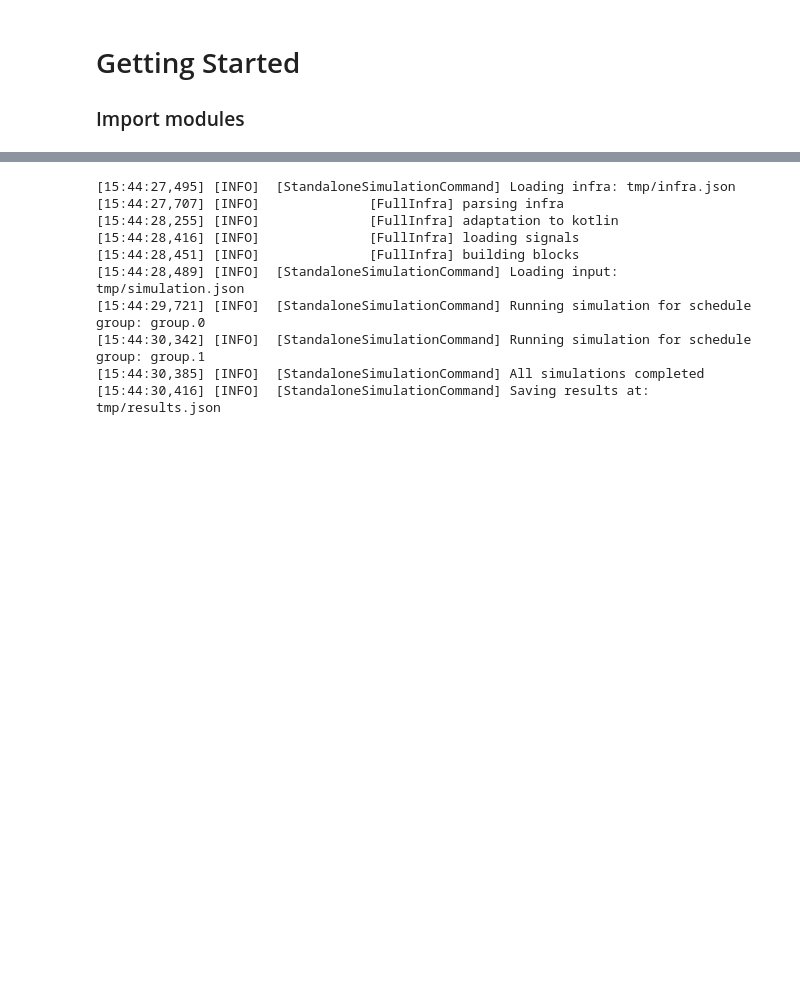
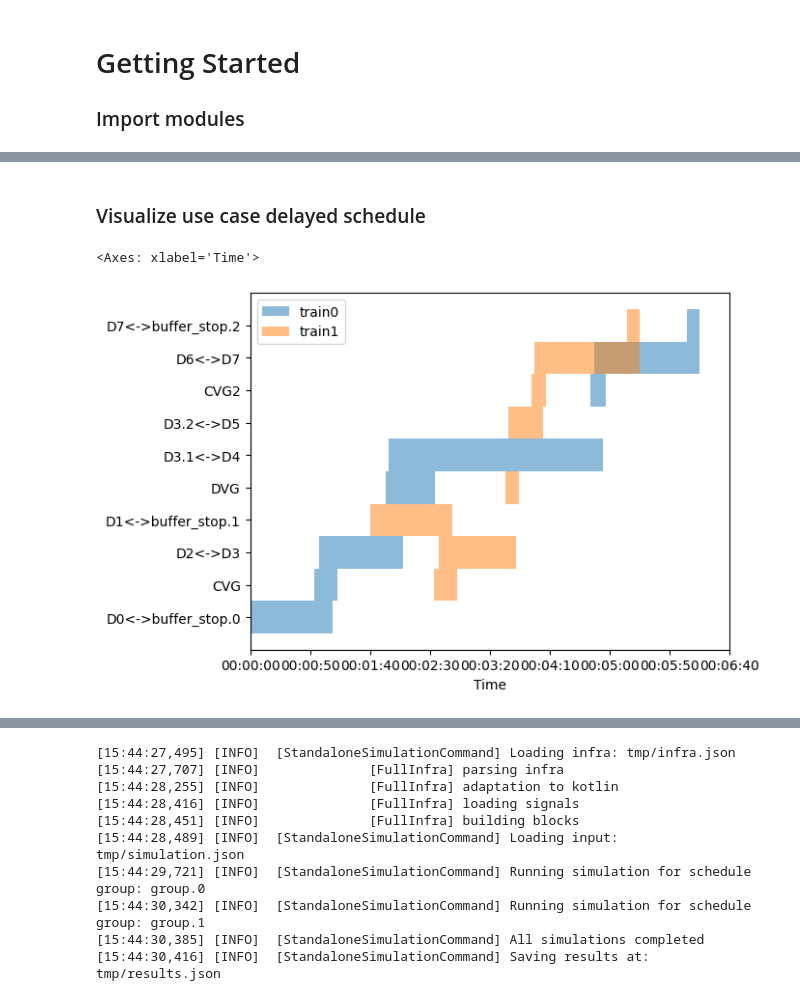
Before and after one commit to ed-rhilbert/cpagent, a Jupyter notebook: docs/examples/getting_started.ipynb, the cells around one changed output, grey strips where cells are left out. Saved outputs shown, nothing was run; the diff lists cells and outputs as text; code cells hidden in the pictures; blank space fills up the shorter version.

```diff
--- a/docs/examples/getting_started.ipynb
+++ b/docs/examples/getting_started.ipynb
@@ -10,0 +45,7 @@ from rlway_cpagent.ortools_agent.ortools_agent import OrtoolsAgent
+# %% [markdown]
+### Visualize use case delayed schedule
+# %%
+agent.delayed_schedule.plot()
+# %% [output]
+<Axes: xlabel='Time'>
+[figure, added]
```
Also changed, not shown: parts of 7 cells of this notebook, 1 other file.
